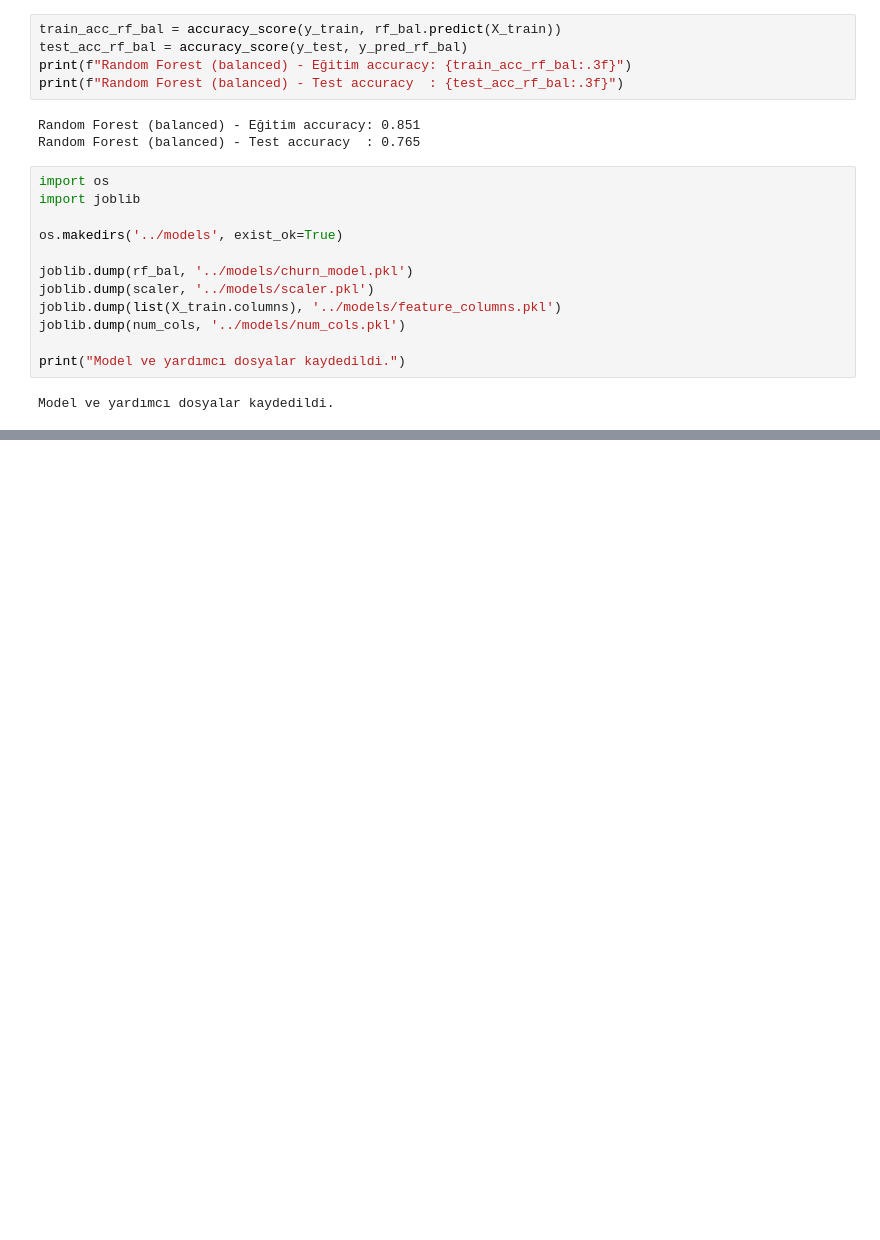
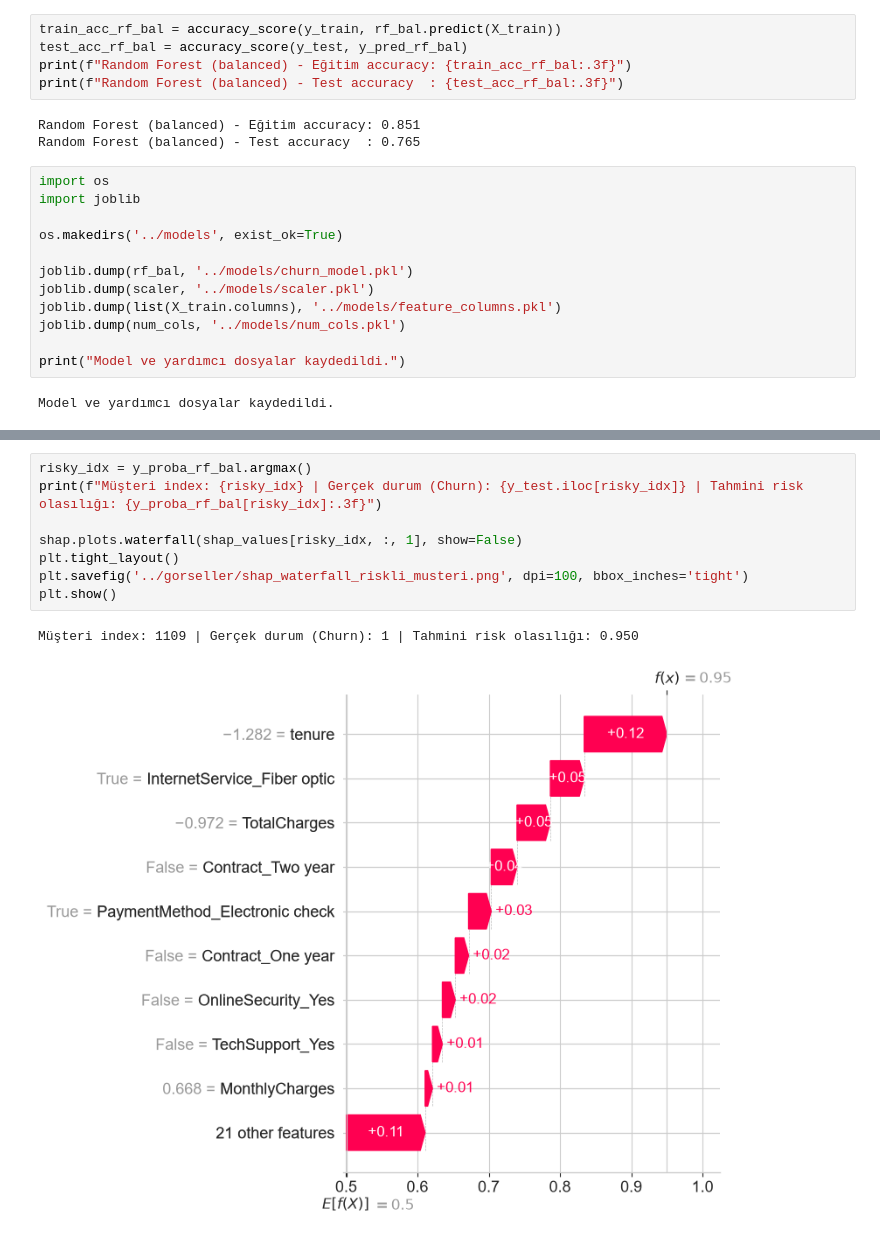
Before and after one commit to mineturkmen20-hub/final-projesi-mine-turkmen, a Jupyter notebook: notebooks/01_veri_temizleme_ve_eda.ipynb, the cells around one changed output, grey strips where cells are left out. Saved outputs shown, nothing was run; the diff lists cells and outputs as text; blank space fills up the shorter version.

```diff
--- a/notebooks/01_veri_temizleme_ve_eda.ipynb
+++ b/notebooks/01_veri_temizleme_ve_eda.ipynb
@@ -381,0 +405,11 @@ Model ve yardımcı dosyalar kaydedildi.
+# %%
+risky_idx = y_proba_rf_bal.argmax()
+print(f"Müşteri index: {risky_idx} | Gerçek durum (Churn): {y_test.iloc[risky_idx]} | Tahmini risk olasılığı: {y_proba_rf_bal[risky_idx]:.3f}")
+
+shap.plots.waterfall(shap_values[risky_idx, :, 1], show=False)
+plt.tight_layout()
+plt.savefig('../gorseller/shap_waterfall_riskli_musteri.png', dpi=100, bbox_inches='tight')
+plt.show()
+# %% [output]
+Müşteri index: 1109 | Gerçek durum (Churn): 1 | Tahmini risk olasılığı: 0.950
+[figure, added]
```
Also changed, not shown: parts of 4 cells of this notebook, 4 other files.
